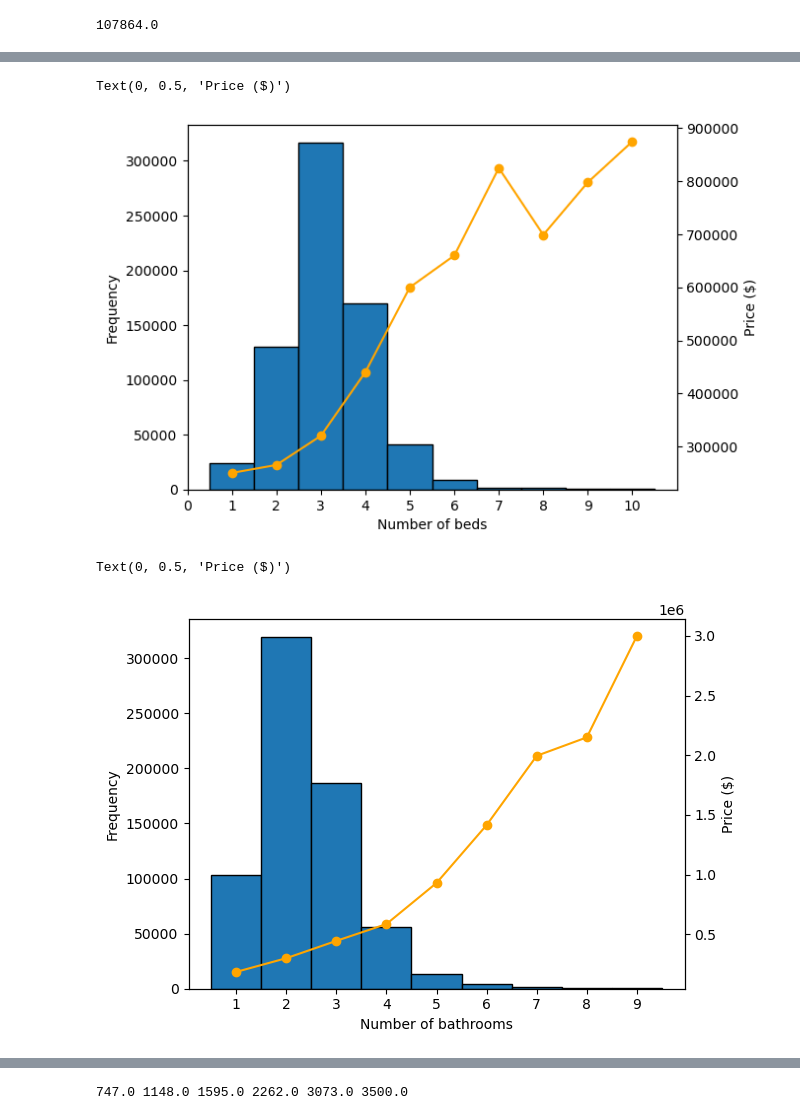
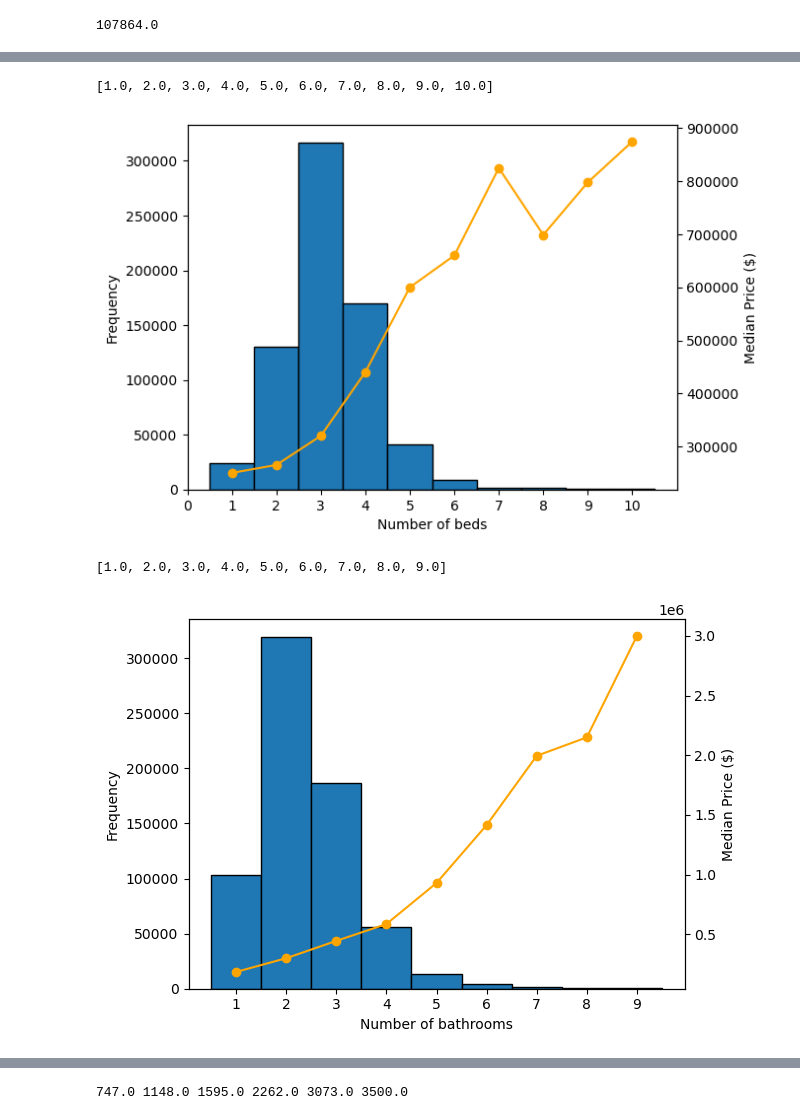
Before and after one commit to luke-dillon/PlacementProject, a Jupyter notebook: cleaning.ipynb, the cells around one changed output, grey strips where cells are left out. Cells and saved outputs as stored; diff of their text form; code cells hidden in the pictures.

```diff
--- a/cleaning.ipynb
+++ b/cleaning.ipynb
@@ -199,25 +110,26 @@ Index(['brokered_by', 'price', 'bed', 'bath', 'acre_lot', 'street', 'city',
 # %%
 # Bedroom univariate
 fig, ax = plt.subplots()
 
-ax.hist(sold_merged[sold_merged.bed <= sold_merged.bed.quantile(0.999)].bed, ec = 'black', bins = np.arange(0,sold_merged.bed.quantile(0.999)+1)+0.5)
+hist_bed = ax.hist(sold_merged[sold_merged.bed <= sold_merged.bed.quantile(0.999)].bed, ec = 'black', bins = np.arange(0,sold_merged.bed.quantile(0.999)+1)+0.5)
 prices = [sold_merged[sold_merged.bed == x].price.median() for x in np.arange(1,sold_merged.bed.quantile(0.999)+1)]
 ax.set_xticks(ticks = np.arange(0,11), labels = np.arange(0,11))
 ax.set_xlabel('Number of beds')
 ax.set_ylabel('Frequency')
 # ax.set_yscale('log')
 ax2 = ax.twinx()
 ax2.plot(np.arange(1,sold_merged.bed.quantile(0.999)+1), prices, color = 'orange')
 ax2.scatter(np.arange(1,sold_merged.bed.quantile(0.999)+1), prices, color = 'orange')
-ax2.set_ylabel('Price ($)')
+ax2.set_ylabel('Median Price ($)')
+print([((hist_bed[1][x] + hist_bed[1][x+1])/2) for x in range(len(hist_bed[1])-1)])
 # %% [output]
-Text(0, 0.5, 'Price ($)')
+[1.0, 2.0, 3.0, 4.0, 5.0, 6.0, 7.0, 8.0, 9.0, 10.0]
-[figure, old version]
+[figure, new version]
 # %%
 # Bathroom univariate
 fig, ax = plt.subplots()
 
-ax.hist(sold_merged[sold_merged.bath <= sold_merged.bed.quantile(0.999)].bath, ec = 'black', bins = np.arange(0,sold_merged.bath.quantile(0.999)+1)+0.5)
+hist_bath = ax.hist(sold_merged[sold_merged.bath <= sold_merged.bed.quantile(0.999)].bath, ec = 'black', bins = np.arange(0,sold_merged.bath.quantile(0.999)+1)+0.5)
 prices = [sold_merged[sold_merged.bath == x].price.median() for x in np.arange(1,sold_merged.bath.quantile(0.999)+1)]
 ax.set_xticks(ticks = np.arange(0,10), labels = np.arange(0,10))
 ax.set_xlabel('Number of bathrooms')
@@ -226,10 +138,11 @@ ax.set_ylabel('Frequency')
 ax2 = ax.twinx()
 ax2.plot(np.arange(1,sold_merged.bath.quantile(0.999)+1), prices, color = 'orange')
 ax2.scatter(np.arange(1,sold_merged.bath.quantile(0.999)+1), prices, color = 'orange')
-ax2.set_ylabel('Price ($)')
+ax2.set_ylabel('Median Price ($)')
+print([((hist_bath[1][x] + hist_bath[1][x+1])/2) for x in range(len(hist_bath[1])-1)])
 # %% [output]
-Text(0, 0.5, 'Price ($)')
+[1.0, 2.0, 3.0, 4.0, 5.0, 6.0, 7.0, 8.0, 9.0]
-[figure, old version]
+[figure, new version]
 # %%
 # House size univariate
 fig, ax = plt.subplots()
```
Also changed, not shown: parts of 31 cells of this notebook.
